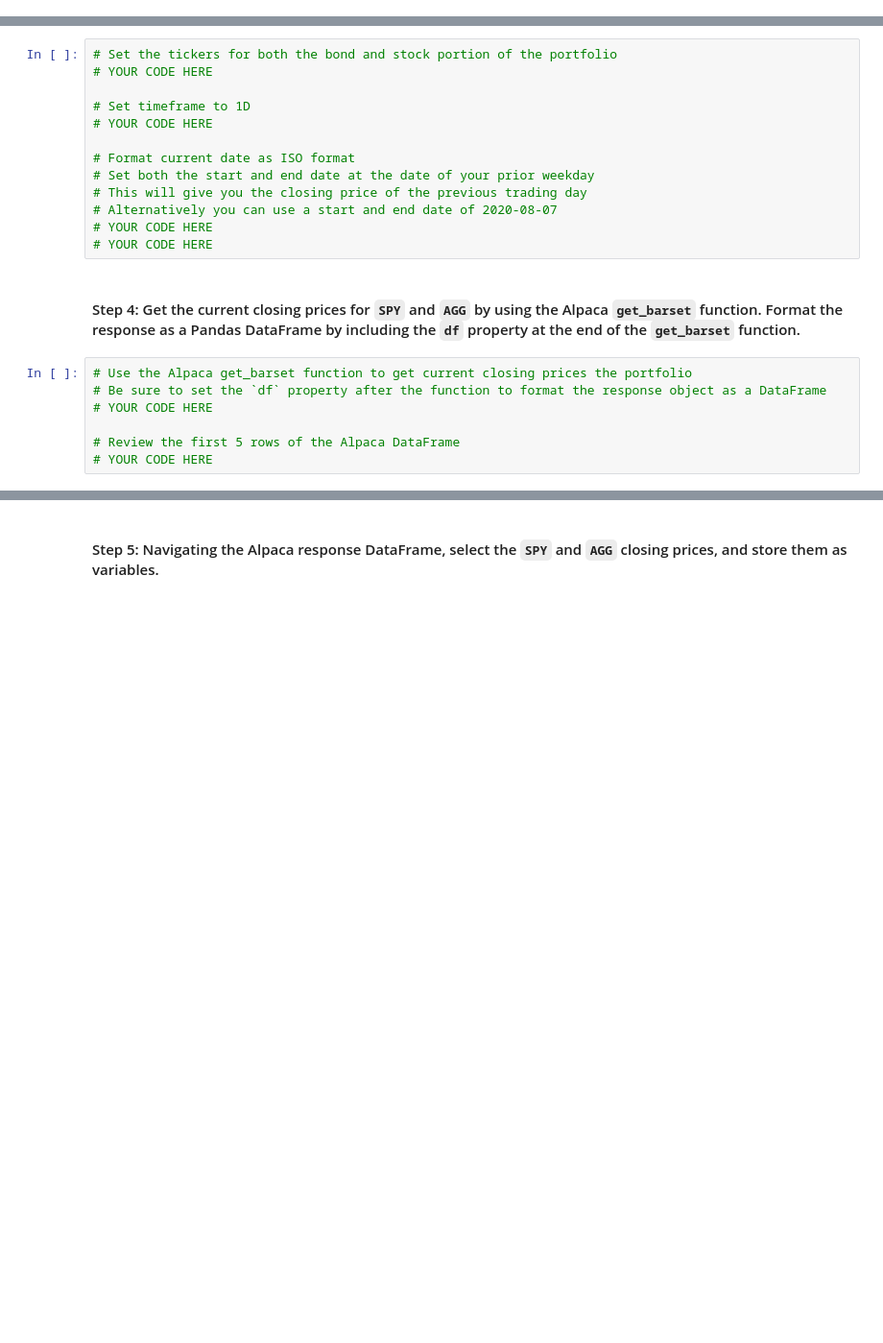
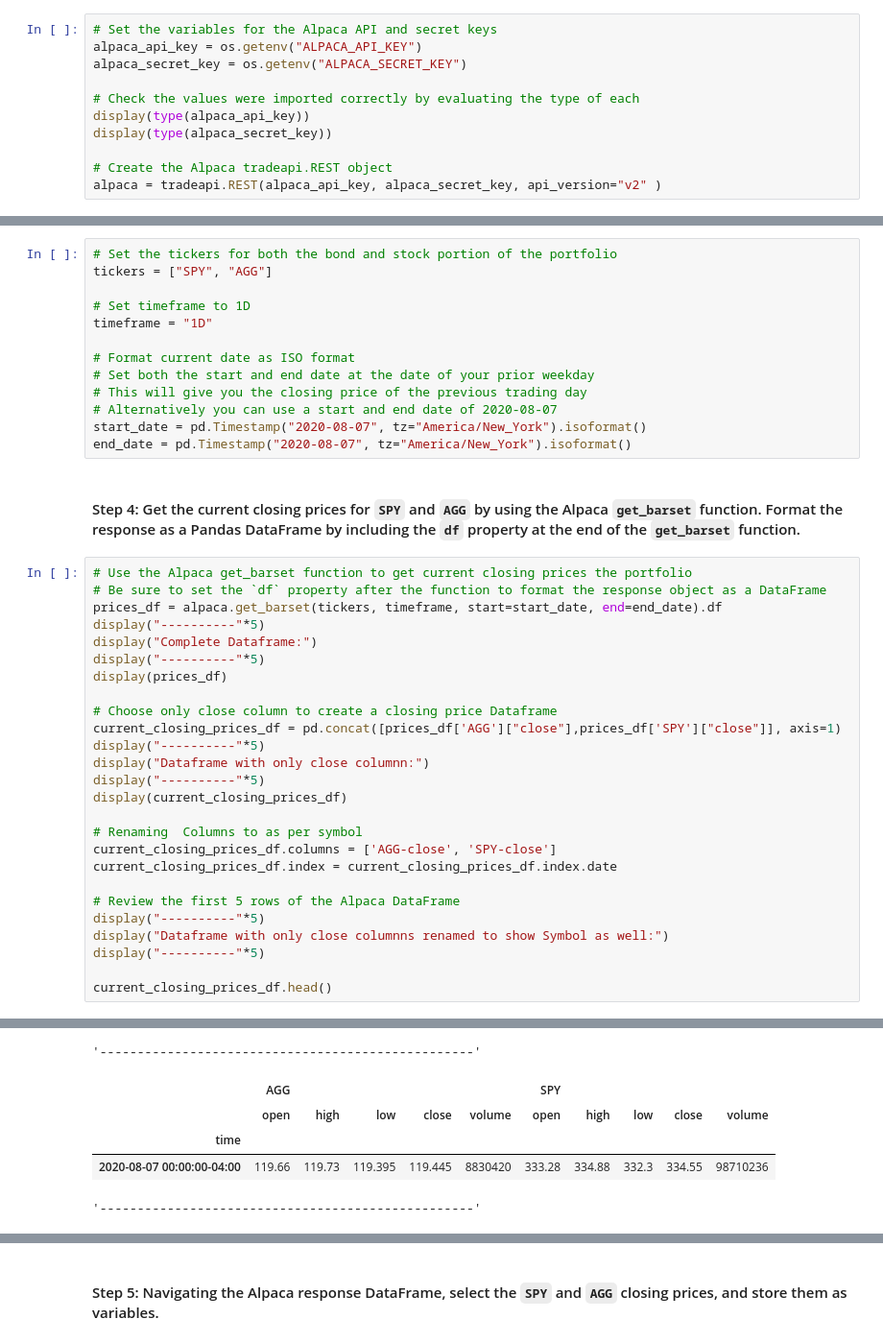
Before and after one commit to sidbetatester/financial_planner, a Jupyter notebook: financial_planning_tools.ipynb, the cells around one changed output, grey strips where cells are left out. Shown: that part at 96% size. Cells and saved outputs as stored; diff of their text form; blank space fills up the shorter version.

Commit message:
Part 1: Financial Planner for Emergencies: Evaluate the Stock and Bond Holdings by Using the Alpaca SDK - Step Completed

```diff
--- a/financial_planning_tools.ipynb
+++ b/financial_planning_tools.ipynb
@@ -196,0 +195,11 @@ agg_shares = 200
+# %%
+# Set the variables for the Alpaca API and secret keys
+alpaca_api_key = os.getenv("ALPACA_API_KEY")
+alpaca_secret_key = os.getenv("ALPACA_SECRET_KEY")
+
+# Check the values were imported correctly by evaluating the type of each
+display(type(alpaca_api_key))
+display(type(alpaca_secret_key))
+
+# Create the Alpaca tradeapi.REST object
+alpaca = tradeapi.REST(alpaca_api_key, alpaca_secret_key, api_version="v2" )
@@ -204,23 +216,43 @@ agg_shares = 200
 - `start_date` and `end_date`: Use the same date for these parameters, and format them with the date of the previous weekday (or `2020-08-07`). This is because you want the one closing price for the most-recent trading day.
 # %%
 # Set the tickers for both the bond and stock portion of the portfolio
-# YOUR CODE HERE
+tickers = ["SPY", "AGG"]
 
 # Set timeframe to 1D
-# YOUR CODE HERE
+timeframe = "1D"
 
 # Format current date as ISO format
 # Set both the start and end date at the date of your prior weekday
 # This will give you the closing price of the previous trading day
 # Alternatively you can use a start and end date of 2020-08-07
-# YOUR CODE HERE
-# YOUR CODE HERE
+start_date = pd.Timestamp("2020-08-07", tz="America/New_York").isoformat()
+end_date = pd.Timestamp("2020-08-07", tz="America/New_York").isoformat()
 # %% [markdown]
 #### Step 4: Get the current closing prices for `SPY` and `AGG` by using the Alpaca `get_barset` function. Format the response as a Pandas DataFrame by including the `df` property at the end of the `get_barset` function.
 # %%
 # Use the Alpaca get_barset function to get current closing prices the portfolio
 # Be sure to set the `df` property after the function to format the response object as a DataFrame
-# YOUR CODE HERE
+prices_df = alpaca.get_barset(tickers, timeframe, start=start_date, end=end_date).df
+display("----------"*5)
+display("Complete Dataframe:")
+display("----------"*5)
+display(prices_df)
+
+# Choose only close column to create a closing price Dataframe
+current_closing_prices_df = pd.concat([prices_df['AGG']["close"],prices_df['SPY']["close"]], axis=1)
+display("----------"*5)
+display("Dataframe with only close columnn:")
+display("----------"*5)
+display(current_closing_prices_df)
+
+# Renaming  Columns to as per symbol
+current_closing_prices_df.columns = ['AGG-close', 'SPY-close']
+current_closing_prices_df.index = current_closing_prices_df.index.date
 
 # Review the first 5 rows of the Alpaca DataFrame
-# YOUR CODE HERE
+display("----------"*5)
+display("Dataframe with only close columnns renamed to show Symbol as well:")
+display("----------"*5)
+
+current_closing_prices_df.head()
+# %% [output]
@@ -226,0 +261,6 @@ agg_shares = 200
+'--------------------------------------------------'
+|  | AGG |  |  |  |  | SPY |  |  |  |  |
+|  | open | high | low | close | volume | open | high | low | close | volume |
+| time |  |  |  |  |  |  |  |  |  |  |
+| 2020-08-07 00:00:00-04:00 | 119.66 | 119.73 | 119.395 | 119.445 | 8830420 | 333.28 | 334.88 | 332.3 | 334.55 | 98710236 |
+'--------------------------------------------------'
```
Also changed, not shown: parts of 17 cells of this notebook, 1 other file.
